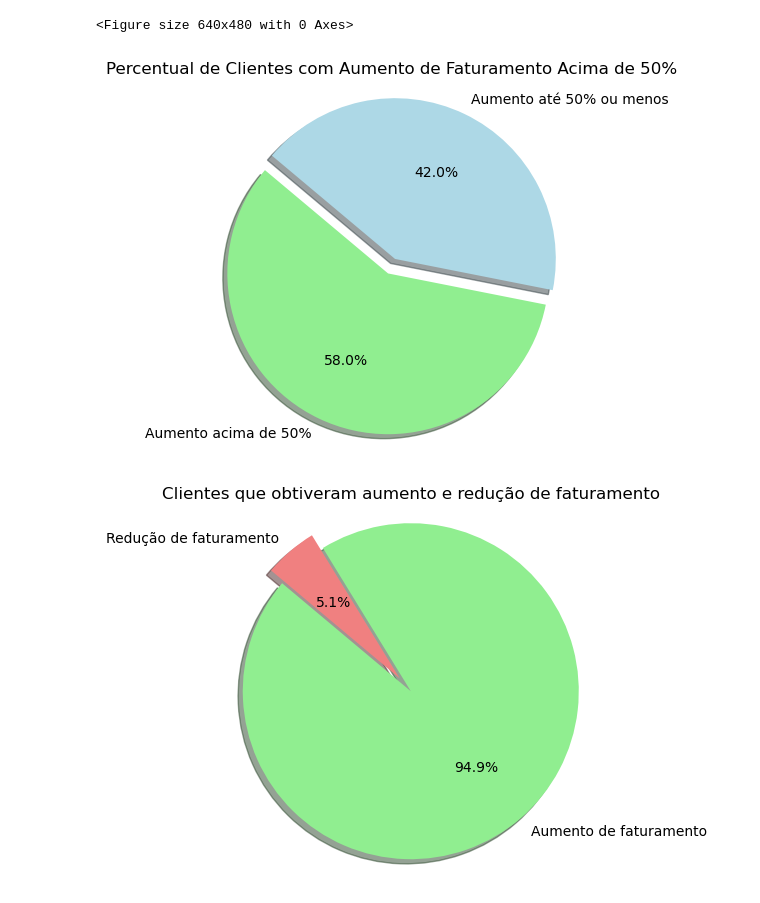
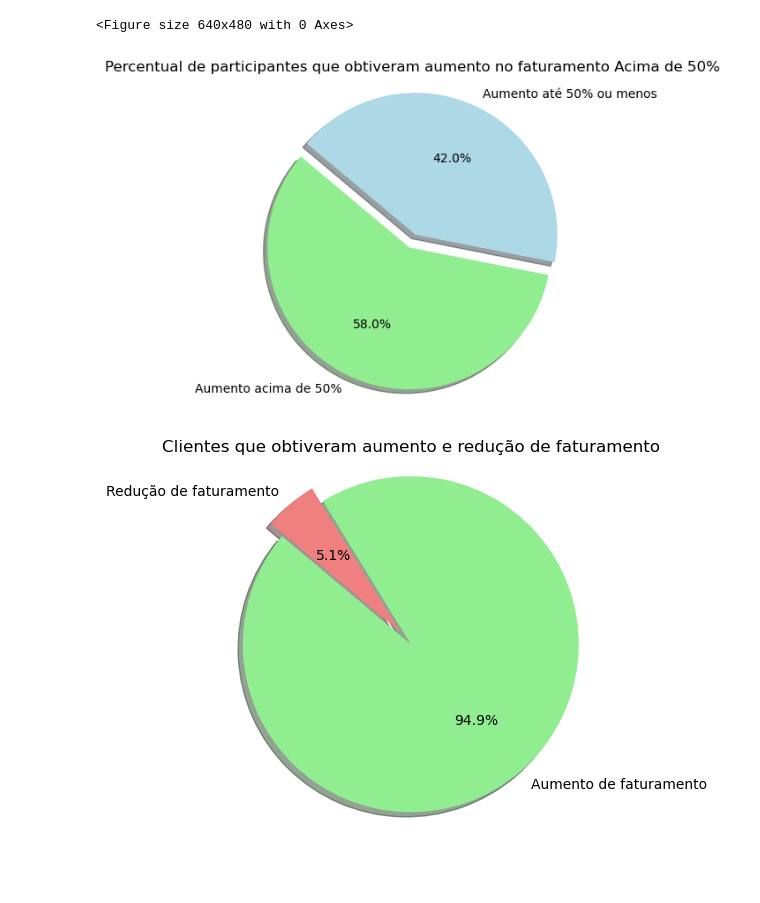
Before and after one commit to JessicaArauj/IMPACTA, a Jupyter notebook: Análise.ipynb, the cells around one changed output. Saved outputs shown, nothing was run; the diff lists cells and outputs as text; code cells hidden in the pictures; blank space fills up the shorter version.

```diff
--- a/Análise.ipynb
+++ b/Análise.ipynb
@@ -68,3 +68,15 @@ plt.tight_layout()
 # %% [output]
 [figure]
 <Figure size 640x480 with 0 Axes>
+# %%
+# Calculando a diferença de faturamento
+dados['Diferenca_Faturamento'] = dados['Faturamento após o programa'] - dados['Faturamento antes do programa']
+# Agrupando os dados pela coluna 'Qual a sua turma?' e calculando a soma da diferença de faturamento para cada turma
+dados_agrupados = dados.groupby('Qual a sua turma?')['Diferenca_Faturamento'].sum()
+# Gerando gráfico
+plt.figure(figsize=(8, 8))
+plt.pie(dados_agrupados, labels=dados_agrupados.index, autopct='%1.1f%%', colors=plt.cm.Paired.colors)
+plt.title('Avaliação de impacto sobre o aumento do faturamento após o programa por turma')
+plt.axis('equal')
+plt.savefig('faturamentoturma.png')
+plt.show()
@@ -296,20 +330,20 @@ plt.tight_layout()
 # %%
 # Calculo do aumento do faturamento em percentual comparando a correlação do faturamento posterior com o anterior ao programa
 dados['Aumento Faturamento'] = ((dados['Faturamento após o programa'] - dados['Faturamento antes do programa']) / dados['Faturamento antes do programa']) * 100
 # Calculo do percentual de clientes que obtiveram aumento acima de 50% em seu faturamento
 percentual_acima_50 = (dados['Aumento Faturamento'] > 50).mean() * 100
 # Criação do gráfico para visualização e análise
 labels = ['Aumento acima de 50%', 'Aumento até 50% ou menos']
 sizes = [percentual_acima_50, 100 - percentual_acima_50]
 colors = ['lightgreen', 'lightblue'] # configurando as cores
 explode = (0.1, 0)  # Destacando a primeira fatia
 plt.pie(sizes, explode=explode, labels=labels, colors=colors, autopct='%1.1f%%', shadow=True, startangle=140)
 plt.axis('equal')  # Assegurando o formato do gráfico
-plt.title('Percentual de Clientes com Aumento de Faturamento Acima de 50%')
+plt.title('Percentual de participantes que obtiveram aumento no faturamento Acima de 50%')
 plt.savefig('faturamentocomparativo.png')
 plt.show()
 # %% [output]
-[figure, old version]
+[figure, new version]
 # %%
 # Calculo do aumento do faturamento em percentual comparando a correlação do faturamento posterior com o anterior ao programa
 dados['Aumento Percentual'] = ((dados['Faturamento após o programa'] - dados['Faturamento antes do programa']) / dados['Faturamento antes do programa']) * 100
```
Also changed, not shown: parts of 8 cells of this notebook, 22 other files.
